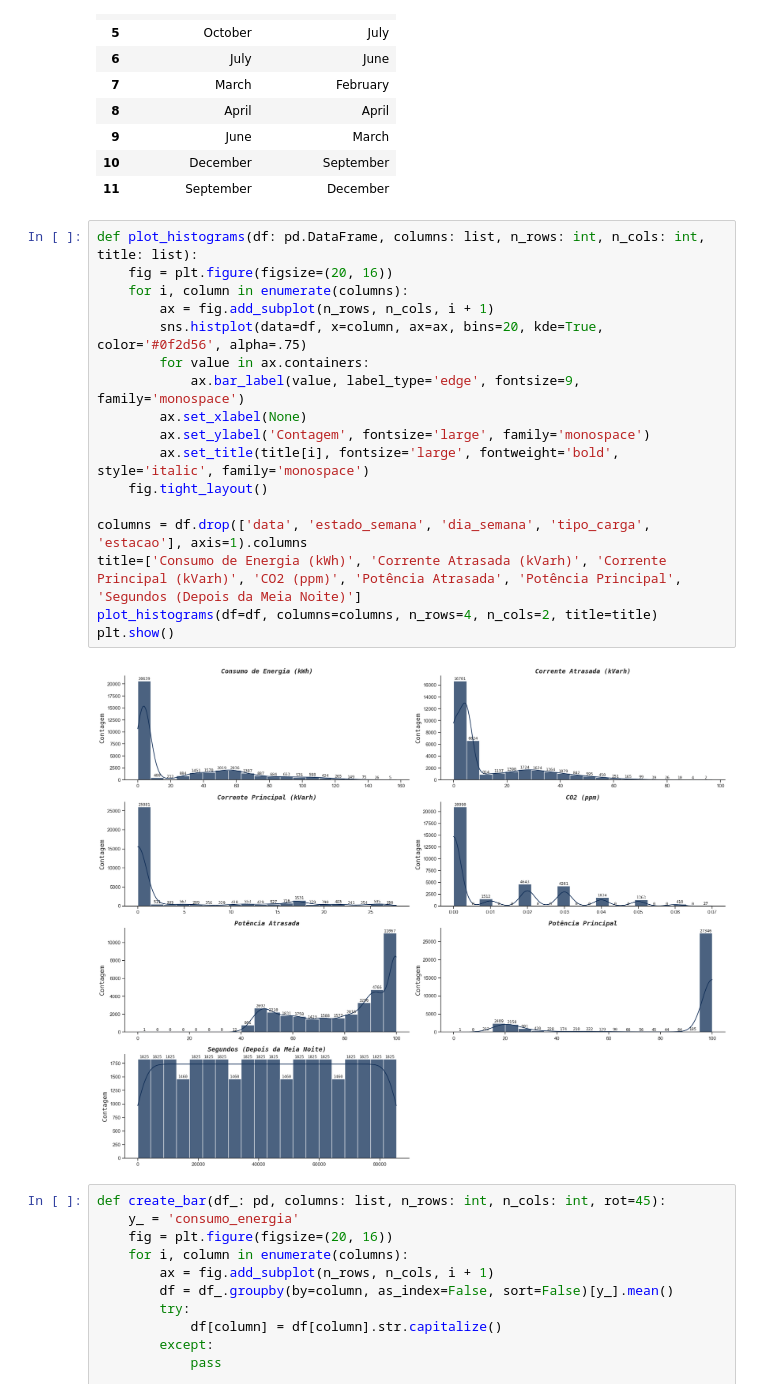
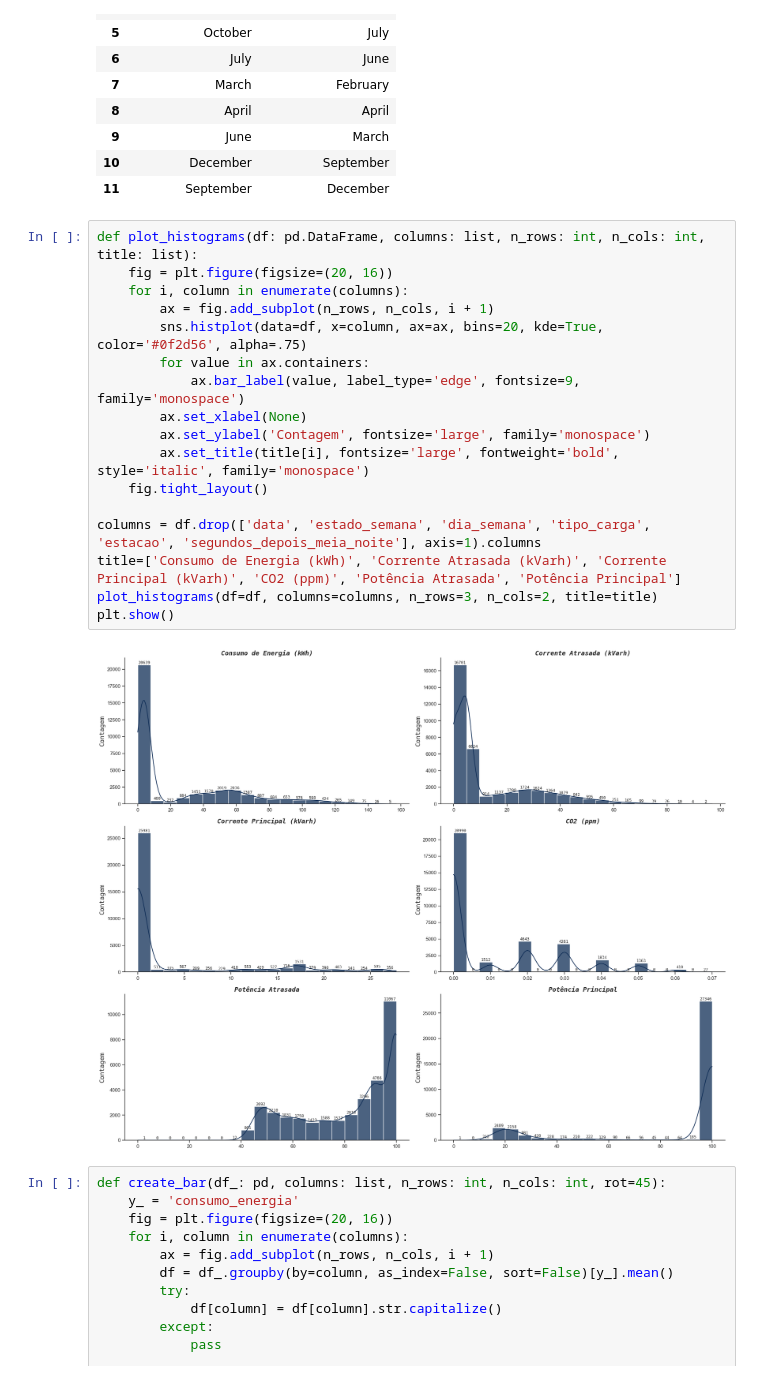
Before and after one commit to MatBrands/Data4All_Business-Case, a Jupyter notebook: main/notebooks/eda.ipynb, the cells around one changed output. Cells and saved outputs as stored; diff of their text form.

```diff
--- a/main/notebooks/eda.ipynb
+++ b/main/notebooks/eda.ipynb
@@ -174,22 +174,22 @@ pd.DataFrame(data=[consumo_energia, corrente_atrasada], index=['consumo_energia'
 # %%
 def plot_histograms(df: pd.DataFrame, columns: list, n_rows: int, n_cols: int, title: list):
     fig = plt.figure(figsize=(20, 16))
     for i, column in enumerate(columns):
         ax = fig.add_subplot(n_rows, n_cols, i + 1)
         sns.histplot(data=df, x=column, ax=ax, bins=20, kde=True, color='#0f2d56', alpha=.75)
         for value in ax.containers:
             ax.bar_label(value, label_type='edge', fontsize=9, family='monospace')
         ax.set_xlabel(None)
         ax.set_ylabel('Contagem', fontsize='large', family='monospace')
         ax.set_title(title[i], fontsize='large', fontweight='bold', style='italic', family='monospace')
     fig.tight_layout()
 
-columns = df.drop(['data', 'estado_semana', 'dia_semana', 'tipo_carga', 'estacao'], axis=1).columns
-title=['Consumo de Energia (kWh)', 'Corrente Atrasada (kVarh)', 'Corrente Principal (kVarh)', 'CO2 (ppm)', 'Potência Atrasada', 'Potência Principal', 'Segundos (Depois da Meia Noite)']
-plot_histograms(df=df, columns=columns, n_rows=4, n_cols=2, title=title)
+columns = df.drop(['data', 'estado_semana', 'dia_semana', 'tipo_carga', 'estacao', 'segundos_depois_meia_noite'], axis=1).columns
+title=['Consumo de Energia (kWh)', 'Corrente Atrasada (kVarh)', 'Corrente Principal (kVarh)', 'CO2 (ppm)', 'Potência Atrasada', 'Potência Principal']
+plot_histograms(df=df, columns=columns, n_rows=3, n_cols=2, title=title)
 plt.show()
 # %% [output]
-[figure, old version]
+[figure, new version]
 # %%
 def create_bar(df_: pd, columns: list, n_rows: int, n_cols: int, rot=45):
     y_ = 'consumo_energia'
```
